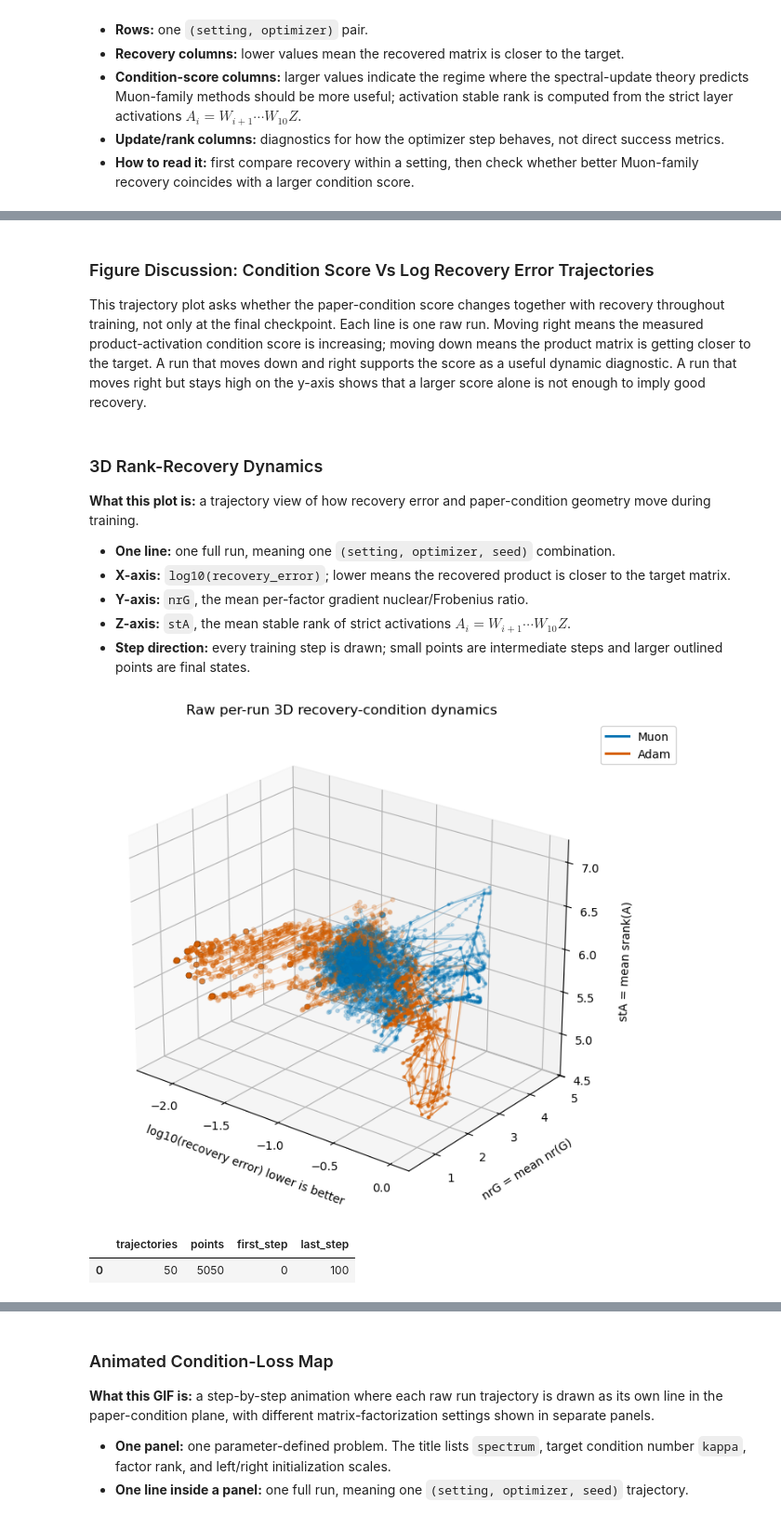
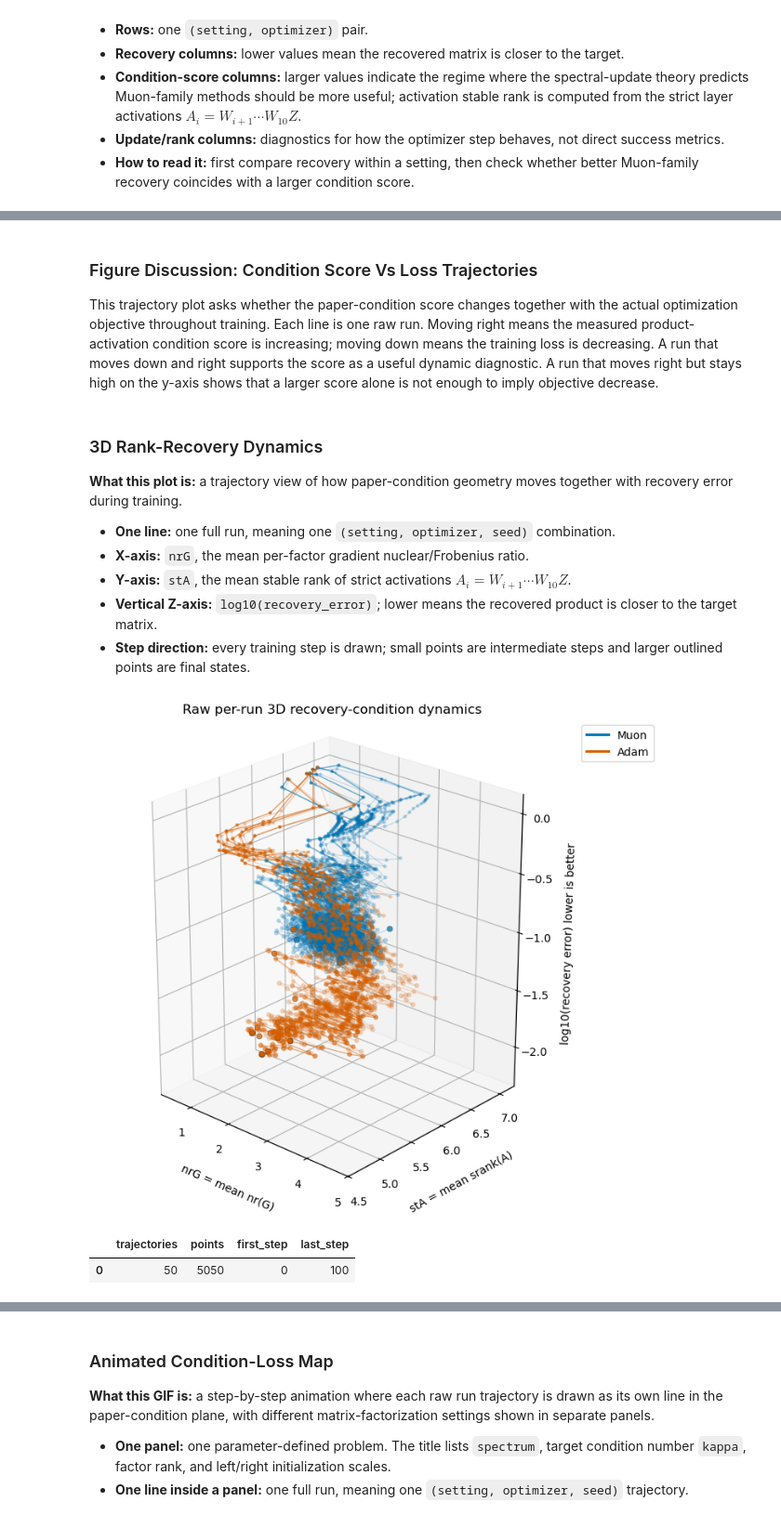
Before and after one commit to TianyangLiu-Work/muonexperiment, a Jupyter notebook: Notebooks/E11_paper_condition_diagnostics_torch.ipynb, the cells around one changed output, grey strips where cells are left out. Shown at 93% size. Saved outputs shown, nothing was run; the diff lists cells and outputs as text; code cells hidden in the pictures.

Commit message:
Put E11 outcome axes vertical

```diff
--- a/Notebooks/E11_paper_condition_diagnostics_torch.ipynb
+++ b/Notebooks/E11_paper_condition_diagnostics_torch.ipynb
@@ -716,9 +716,11 @@ condition_error_rows = runs[
     runs["algo"].isin(PLOT_ALGOS)
     & np.isfinite(runs["condition_score"])
     & (runs["condition_score"] > 0)
+    & np.isfinite(runs["loss"])
     & np.isfinite(runs["recovery_error"])
 ].copy()
 condition_error_rows["condition_score_plot"] = condition_error_rows["condition_score"].clip(lower=1e-12)
+condition_error_rows["loss_plot"] = condition_error_rows["loss"]
 condition_error_rows["log_recovery_error"] = np.log10(condition_error_rows["recovery_error"].clip(lower=1e-12))
 condition_error_rows = condition_error_rows.sort_values(["setting", "algo", "seed", "run_id", "step"]).reset_index(drop=True)
 
@@ -736,7 +738,7 @@ for ax, setting in zip(axes_flat, condition_settings):
         color = plotting.algorithm_color(algo)
         ax.plot(
             group["condition_score_plot"],
-            group["log_recovery_error"],
+            group["loss_plot"],
             color=color,
             linewidth=0.9,
             alpha=alpha,
@@ -744,7 +746,7 @@ for ax, setting in zip(axes_flat, condition_settings):
         final = group.iloc[-1]
         ax.scatter(
             final["condition_score_plot"],
-            final["log_recovery_error"],
+            final["loss_plot"],
             color=color,
             edgecolors="black",
             linewidths=0.25,
@@ -755,13 +757,14 @@ for ax, setting in zip(axes_flat, condition_settings):
     ax.set_xscale("log")
     ax.set_title(format_problem_title(setting), fontsize=9)
     ax.set_xlabel("condition score C")
-    ax.set_ylabel("log10(recovery error)")
+    ax.set_ylabel("loss")
+    ax.ticklabel_format(axis="y", style="sci", scilimits=(0, 0))
     ax.grid(alpha=0.25)
 for ax in axes_flat[len(condition_settings):]:
     ax.axis("off")
 handles = [Line2D([0], [0], color=plotting.algorithm_color(algo), lw=2.2, label=algo) for algo in PLOT_ALGOS]
 fig.legend(handles=handles, loc="upper center", ncol=len(handles), bbox_to_anchor=(0.5, 1.015), frameon=False)
-fig.suptitle("Condition-score trajectories vs log recovery error", y=1.045, fontsize=13)
+fig.suptitle("Condition-score trajectories vs loss", y=1.045, fontsize=13)
 fig.tight_layout()
 plt.show()
 
@@ -775,8 +778,8 @@ IPython.display.display(pd.DataFrame([{
     "last_step": int(condition_error_rows["step"].max()),
 }]))
 IPython.display.display(
-    final_condition_trajectory_rows.sort_values("recovery_error")[
-        ["setting", "algo", "seed", "step", "condition_score", "log_recovery_error", "recovery_error"]
+    final_condition_trajectory_rows.sort_values("loss")[
+        ["setting", "algo", "seed", "step", "condition_score", "loss", "log_recovery_error", "recovery_error"]
     ].head(20)
 )
 # %% [output]
@@ -803,16 +806,16 @@ IPython.display.display(
 # %% [markdown]
-### Figure Discussion: Condition Score Vs Log Recovery Error Trajectories
+### Figure Discussion: Condition Score Vs Loss Trajectories
 
-This trajectory plot asks whether the paper-condition score changes together with recovery throughout training, not only at the final checkpoint. Each line is one raw run. Moving right means the measured product-activation condition score is increasing; moving down means the product matrix is getting closer to the target. A run that moves down and right supports the score as a useful dynamic diagnostic. A run that moves right but stays high on the y-axis shows that a larger score alone is not enough to imply good recovery.
+This trajectory plot asks whether the paper-condition score changes together with the actual optimization objective throughout training. Each line is one raw run. Moving right means the measured product-activation condition score is increasing; moving down means the training loss is decreasing. A run that moves down and right supports the score as a useful dynamic diagnostic. A run that moves right but stays high on the y-axis shows that a larger score alone is not enough to imply objective decrease.
 # %% [markdown]
 ### 3D Rank-Recovery Dynamics
 
-**What this plot is:** a trajectory view of how recovery error and paper-condition geometry move during training.
+**What this plot is:** a trajectory view of how paper-condition geometry moves together with recovery error during training.
 
 - **One line:** one full run, meaning one `(setting, optimizer, seed)` combination.
-- **X-axis:** `log10(recovery_error)`; lower means the recovered product is closer to the target matrix.
-- **Y-axis:** `nrG`, the mean per-factor gradient nuclear/Frobenius ratio.
-- **Z-axis:** `stA`, the mean stable rank of strict activations $A_i=W_{i+1}\cdots W_{10}Z$.
+- **X-axis:** `nrG`, the mean per-factor gradient nuclear/Frobenius ratio.
+- **Y-axis:** `stA`, the mean stable rank of strict activations $A_i=W_{i+1}\cdots W_{10}Z$.
+- **Vertical Z-axis:** `log10(recovery_error)`; lower means the recovered product is closer to the target matrix.
 - **Step direction:** every training step is drawn; small points are intermediate steps and larger outlined points are final states.
 # %%
 from mpl_toolkits.mplot3d import Axes3D  # noqa: F401
@@ -841,18 +844,18 @@ for (algo, setting, seed, run_id), group in dynamic_rows.groupby(["algo", "setti
     group = group.sort_values("step")
     color = plotting.algorithm_color(algo)
     ax.plot(
-        group["log_recovery_error"],
         group[nr_col],
         group[st_col],
+        group["log_recovery_error"],
         linewidth=0.8,
         color=color,
         alpha=0.22,
     )
     point_sizes = 4 + 10 * (group["step"] - step_min) / step_span
     ax.scatter(
-        group["log_recovery_error"],
         group[nr_col],
         group[st_col],
+        group["log_recovery_error"],
         s=point_sizes,
         color=color,
         alpha=0.20,
@@ -860,46 +863,46 @@ for (algo, setting, seed, run_id), group in dynamic_rows.groupby(["algo", "setti
     )
     final = group.iloc[-1]
     ax.scatter(
-        final["log_recovery_error"],
         final[nr_col],
         final[st_col],
+        final["log_recovery_error"],
         s=24,
         color=color,
         edgecolors="black",
         linewidths=0.35,
         alpha=0.65,
         depthshade=False,
     )
 
 legend_handles = [
     Line2D([0], [0], color=plotting.algorithm_color(algo), lw=2.2, label=algo)
     for algo in DYNAMIC_ALGOS
 ]
-ax.set_xlabel("log10(recovery error) lower is better", labelpad=10)
-ax.set_ylabel("nrG = mean nr(G)", labelpad=10)
-ax.set_zlabel("stA = mean srank(A)", labelpad=10)
+ax.set_xlabel("nrG = mean nr(G)", labelpad=10)
+ax.set_ylabel("stA = mean srank(A)", labelpad=10)
+ax.set_zlabel("log10(recovery error) lower is better", labelpad=10)
 ax.set_title("Raw per-run 3D recovery-condition dynamics")
-ax.view_init(elev=24, azim=-52)
-ax.set_box_aspect((1.35, 1.0, 1.0))
+ax.view_init(elev=24, azim=-48)
+ax.set_box_aspect((1.0, 1.0, 1.25))
 ax.grid(alpha=0.25)
 ax.legend(handles=legend_handles, loc="upper left", bbox_to_anchor=(1.02, 1.0))
 fig.tight_layout()
 plt.show()
 
 final_dynamic_rows = dynamic_rows.loc[dynamic_rows.groupby("run_id", observed=True)["step"].idxmax()]
 IPython.display.display(pd.DataFrame([{
     "trajectories": int(dynamic_rows["run_id"].nunique()),
     "points": int(len(dynamic_rows)),
     "first_step": int(step_min),
     "last_step": int(step_max),
 }]))
 IPython.display.display(
     final_dynamic_rows.sort_values("recovery_error")[
         ["setting", "algo", "seed", "step", "log_recovery_error", "recovery_error", nr_col, st_col]
     ].head(20)
 )
 # %% [output]
-[figure, old version]
+[figure, new version]
 |  | trajectories | points | first_step | last_step |
 | 0 | 50 | 5050 | 0 | 100 |
 |  | setting | algo | seed | step | log_recovery_error | recovery_error | gradient_nuclear_fro_ratio | ... |
```
Also changed, not shown: parts of 5 cells of this notebook.
